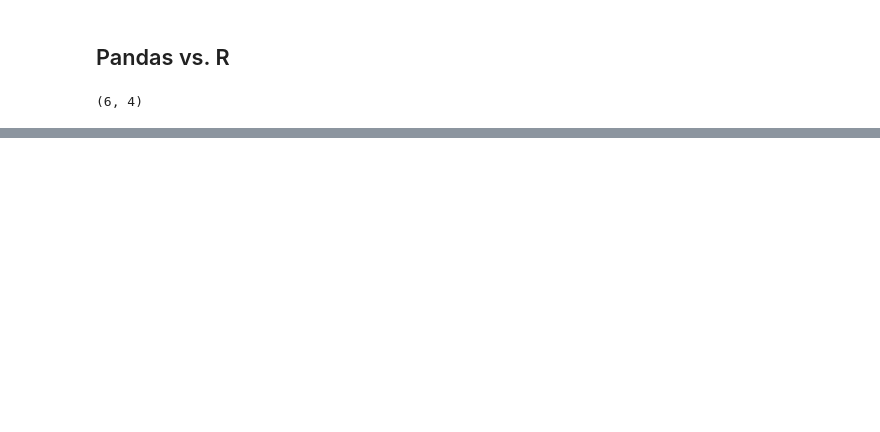
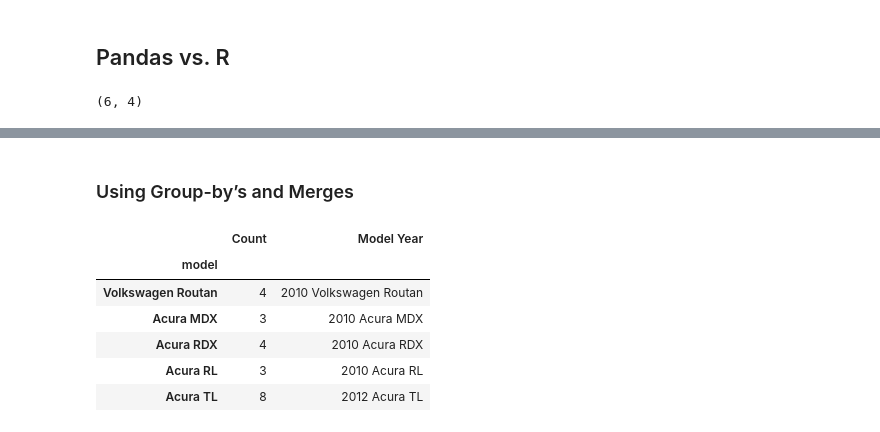
Before and after one commit to ABV-Hub/R2Python-1, a Jupyter notebook: pandas.ipynb, the cells around one changed output, grey strips where cells are left out. Cells and saved outputs as stored; diff of their text form; code cells hidden in the pictures; blank space fills up the shorter version.

```diff
--- a/pandas.ipynb
+++ b/pandas.ipynb
@@ -99,0 +211,2 @@ plt.show()
+# %% [markdown]
+### Using Group-by’s and Merges
@@ -99,0 +215,13 @@ plt.show()
+# %%
+df_count = (group_by_model
+ .agg({'ID':'count', 'Model Year':'first'})
+ .rename(columns={'ID':'Count'}))
+df_count.head()
+# %% [output]
+|  | Count | Model Year |
+| model |  |  |
+| Volkswagen Routan | 4 | 2010 Volkswagen Routan |
+| Acura MDX | 3 | 2010 Acura MDX |
+| Acura RDX | 4 | 2010 Acura RDX |
+| Acura RL | 3 | 2010 Acura RL |
+| Acura TL | 8 | 2012 Acura TL |
```
Also changed, not shown: parts of 27 cells of this notebook.
